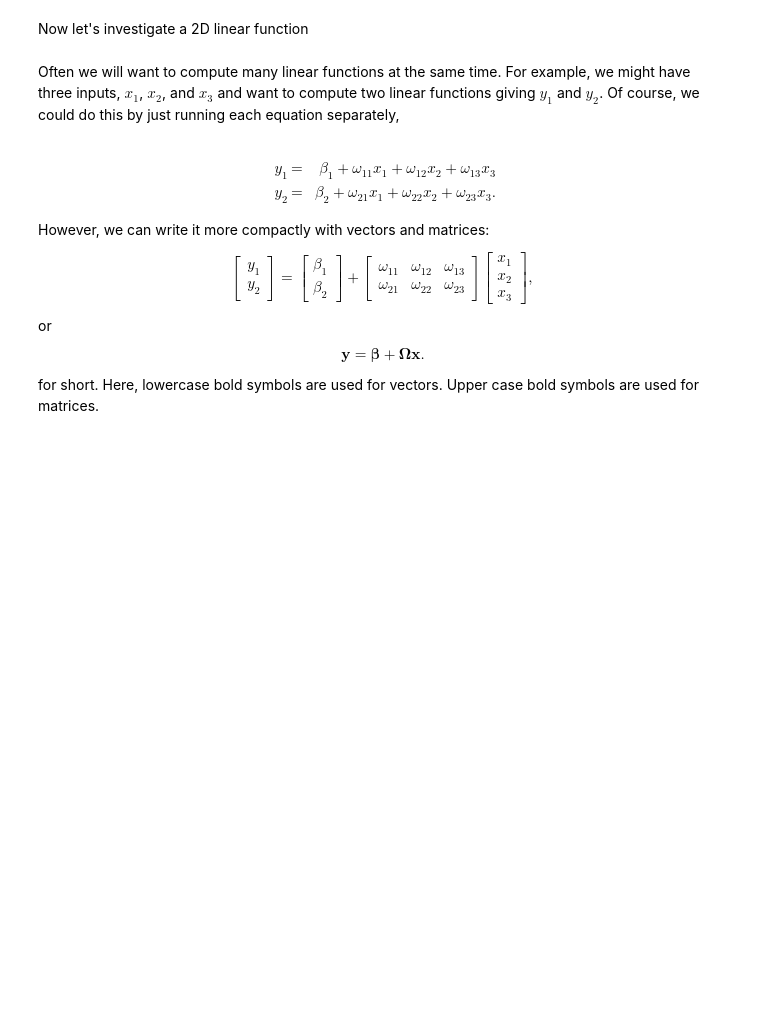
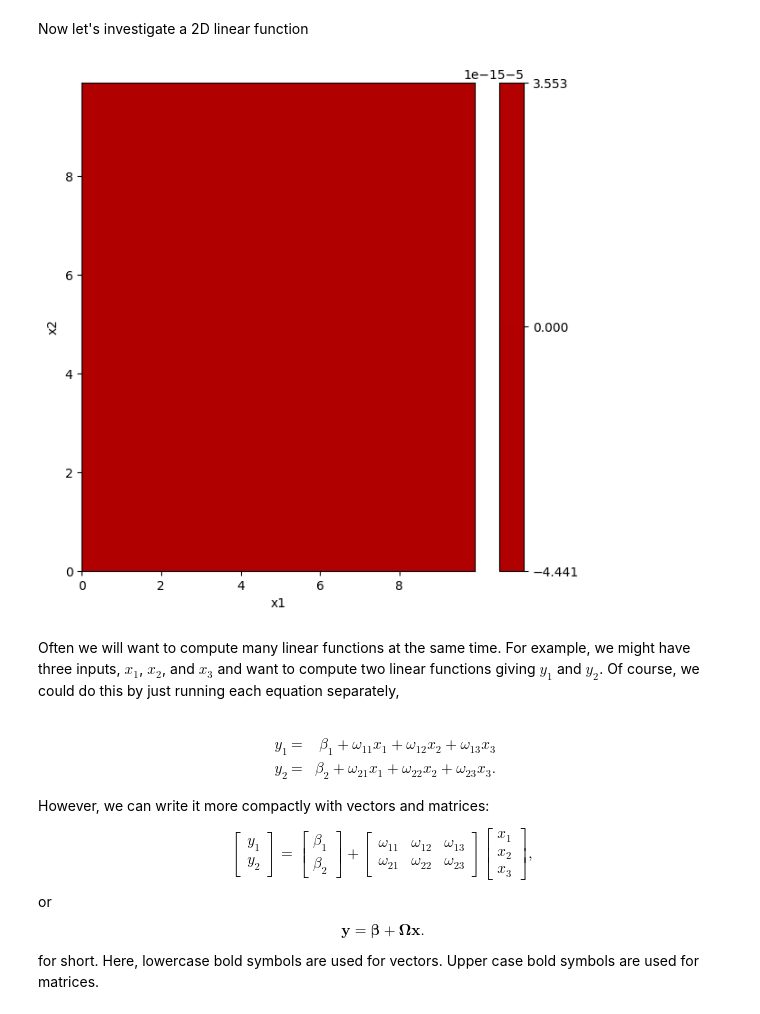
Before and after one commit to Kulnoorbajwa/CSCI-167--Deep-learning-, a Jupyter notebook: assigment1BackgroundMathematics.ipynb, the cells around one changed output. Drawn from its saved outputs; the diff is of its cells as text; code cells hidden in the pictures; blank space fills up the shorter version.

```diff
--- a/assigment1BackgroundMathematics.ipynb
+++ b/assigment1BackgroundMathematics.ipynb
@@ -64,42 +66,59 @@ def draw_2D_function(x1_mesh, x2_mesh, y):
     ax.contour(x1_mesh, x2_mesh, y, levels, cmap='winter')
     plt.show()
 # %%
+# Code to draw 2D function -- read it so you know what is going on, but you don't have to change it
+def draw_2D_function(x1_mesh, x2_mesh, y):
+    fig, ax = plt.subplots()
+    fig.set_size_inches(7,7)
+    pos = ax.contourf(x1_mesh, x2_mesh, y, levels=256 ,cmap = 'hot', vmin=-10,vmax=10.0)
+    fig.colorbar(pos, ax=ax)
+    ax.set_xlabel('x1');ax.set_ylabel('x2')
+    levels = np.arange(-10,10,1.0)
+    ax.contour(x1_mesh, x2_mesh, y, levels, cmap='winter')
+    plt.show()
+
 # Define a linear function with two inputs, x1 and x2
 def linear_function_2D(x1,x2,beta,omega1,omega2):
   # TODO -- replace the code line below with formula for 2D linear equation
-  y = x1
+  y = beta + omega1 * x1 + omega2 * x2
 
   return y
 # %%
 # Plot the 2D function
 
 # Make 2D array of x and y points
 x1 = np.arange(0.0, 10.0, 0.1)
 x2 = np.arange(0.0, 10.0, 0.1)
 x1,x2 = np.meshgrid(x1,x2)  # https://www.geeksforgeeks.org/numpy-meshgrid-function/
 
 # Compute the 2D function for given values of omega1, omega2
-beta = 0.0; omega1 = 1.0; omega2 = -0.5
+beta = -5; omega1 = 0; omega2 = -0;
 y  = linear_function_2D(x1,x2,beta, omega1, omega2)
 
 # Draw the function.
 # Color represents y value (brighter = higher value)
 # Black = -10 or less, White = +10 or more
 # 0 = mid orange
 # Lines are contours where value is equal
 draw_2D_function(x1,x2,y)
 
 # TODO
 # Predict what this plot will look like if you set omega_1 to zero
+#ANSWER - I predict that there will be horizontal stripes and countour lines will be horizontal
+
 # Change the code and see if you are right.
 
 # TODO
 # Predict what this plot will look like if you set omega_2 to zero
+# ANSWER - I predict that there will be verticle stripes and countour lines will be verticle
 # Change the code and see if you are right.
 
 # TODO
 # Predict what this plot will look like if you set beta to -5
+#ANSWER - it will have the same slope as before but everything will be tilted downward
 # Change the code and see if you are correct
+# %% [output]
+[figure, added]
 # %% [markdown]
 Often we will want to compute many linear functions at the same time.  For example, we might have three inputs, $x_1$, $x_2$, and $x_3$ and want to compute two linear functions giving $y_1$ and $y_2$. Of course, we could do this by just running each equation separately,<br><br>
 
```
Also changed, not shown: parts of 3 cells of this notebook.
